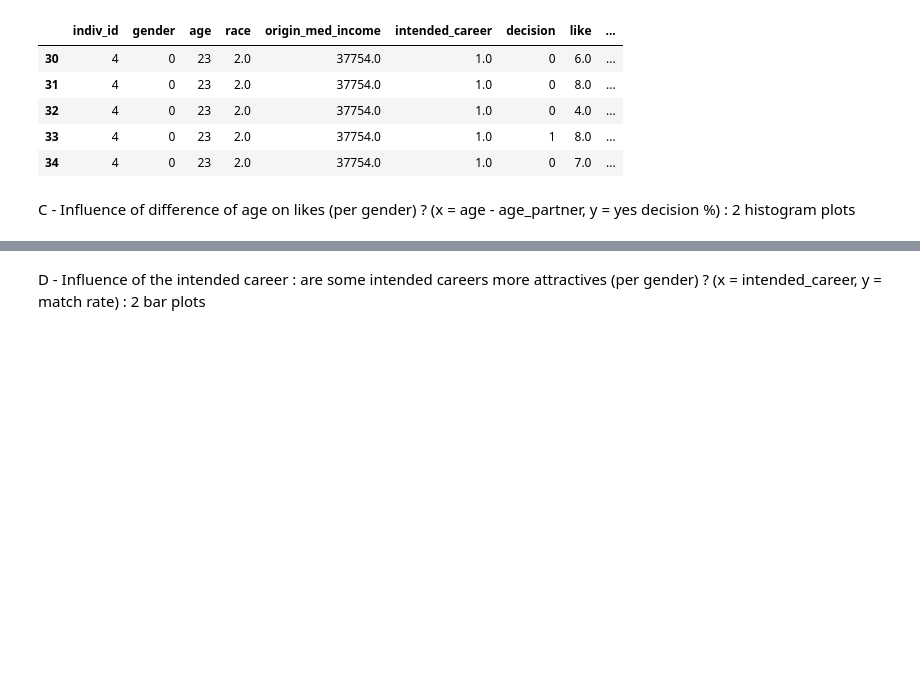
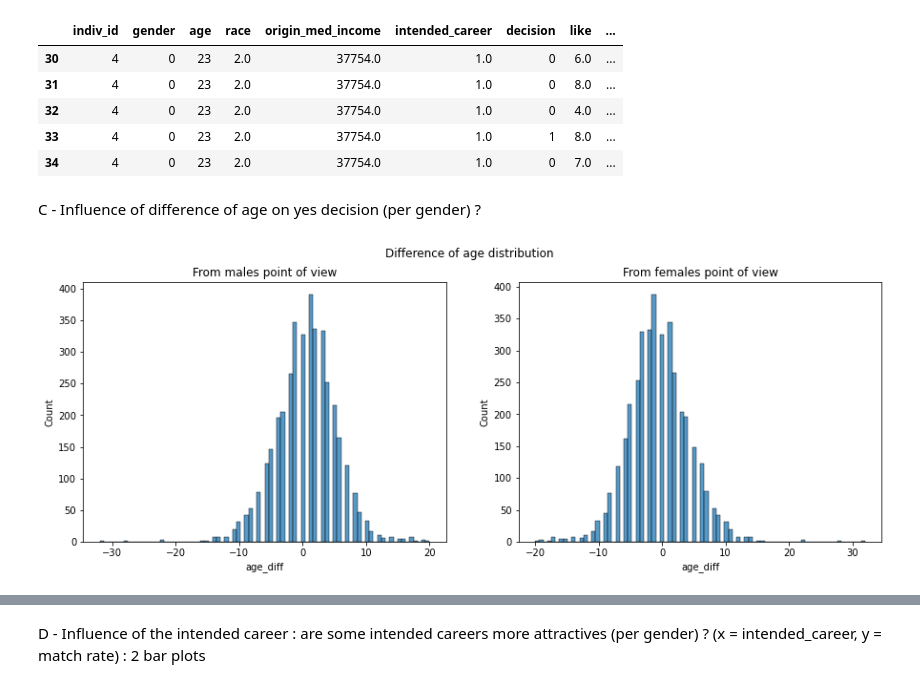
Before and after one commit to RemiArsac/Jedha_module2_speed_dating_project, a Jupyter notebook: 01-Project_speed_dating.ipynb, the cells around one changed output, grey strips where cells are left out. Drawn from its saved outputs; the diff is of its cells as text; code cells hidden in the pictures; blank space fills up the shorter version.

```diff
--- a/01-Project_speed_dating.ipynb
+++ b/01-Project_speed_dating.ipynb
@@ -385,11 +399,26 @@ dff.head()
 | 33 | 4 | 0 | 23 | 2.0 | 37754.0 | 1.0 | 1 | 8.0 | ... |
 | 34 | 4 | 0 | 23 | 2.0 | 37754.0 | 1.0 | 0 | 7.0 | ... |
 # %% [markdown]
-C - Influence of difference of age on likes (per gender) ? (x = age - age_partner, y = yes decision %) : 2 histogram plots
+C - Influence of difference of age on yes decision (per gender) ?
 # %%
 dff['age_diff'] = dff['age'] - dff['age_partner']
 dffM = dff.loc[dff['gender_cat']=='M',:]
 dffF = dff.loc[dff['gender_cat']=='F',:]
+# %%
+plt.figure(figsize=(15,5))
+plt.suptitle('Difference of age distribution')
+
+plt.subplot(121)
+plt.title('From males point of view')
+sns.histplot(x='age_diff', data=dffM);
+
+plt.subplot(122)
+plt.title('From females point of view')
+sns.histplot(x='age_diff', data=dffF);
+
+plt.show();
+# %% [output]
+[figure, added]
 # %%
 dffM1C = dffM.groupby(['age_diff']).agg({'decision':'sum', 'decision_cat':'count'})
 dffM1C = dffM1C.rename(columns={'decision':'yes_decision', 'decision_cat':'total'})
```
Also changed, not shown: parts of 7 cells of this notebook.
